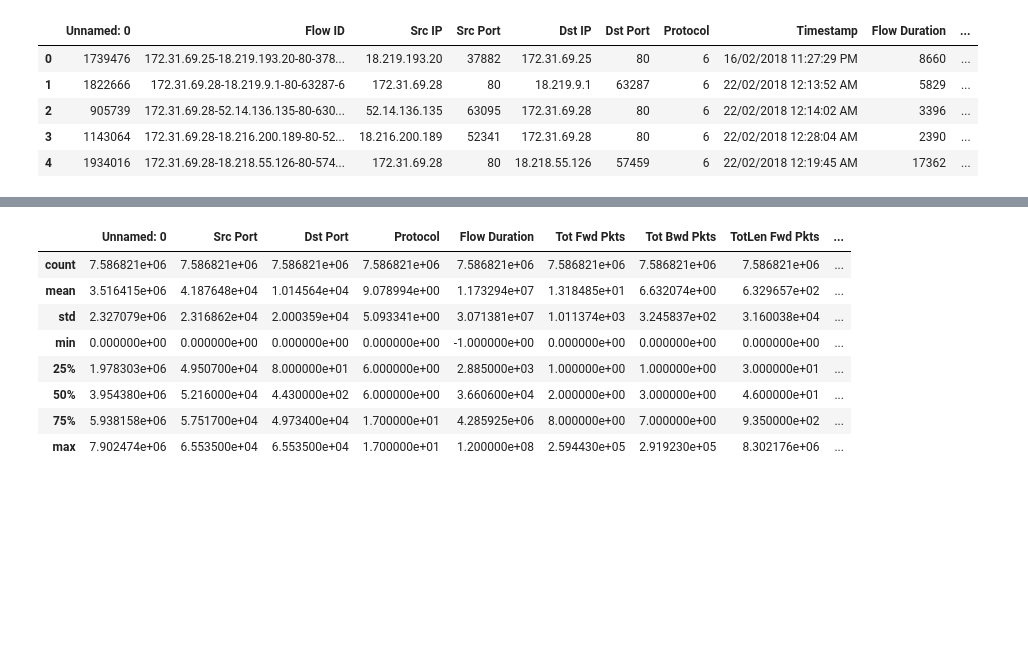
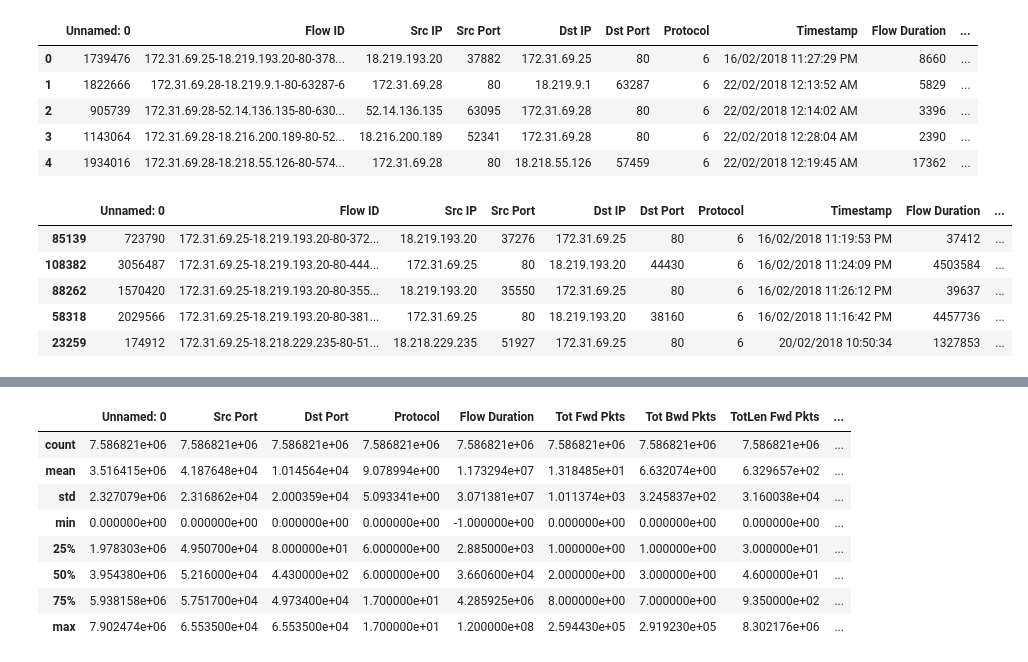
Before and after one commit to Irish-77/ddos-dompteure, a Jupyter notebook: data_exploration.ipynb, the cells around one changed output, grey strips where cells are left out. Saved outputs shown, nothing was run; the diff lists cells and outputs as text; code cells hidden in the pictures; blank space fills up the shorter version.

```diff
--- a/data_exploration.ipynb
+++ b/data_exploration.ipynb
@@ -30,3 +30,15 @@ df.head()
 | 2 | 905739 | 172.31.69.28-52.14.136.135-80-630... | 52.14.136.135 | 63095 | 172.31.69.28 | 80 | 6 | 22/02/2018 12:14:02 AM | 3396 | ... |
 | 3 | 1143064 | 172.31.69.28-18.216.200.189-80-52... | 18.216.200.189 | 52341 | 172.31.69.28 | 80 | 6 | 22/02/2018 12:28:04 AM | 2390 | ... |
 | 4 | 1934016 | 172.31.69.28-18.218.55.126-80-574... | 172.31.69.28 | 80 | 18.218.55.126 | 57459 | 6 | 22/02/2018 12:19:45 AM | 17362 | ... |
+# %%
+df_fast = ""
+df_fast = df.sample(frac=0.001, random_state = 1).compute()
+# %%
+df_fast.head()
+# %% [output]
+|  | Unnamed: 0 | Flow ID | Src IP | Src Port | Dst IP | Dst Port | Protocol | Timestamp | Flow Duration | ... |
+| 85139 | 723790 | 172.31.69.25-18.219.193.20-80-372... | 18.219.193.20 | 37276 | 172.31.69.25 | 80 | 6 | 16/02/2018 11:19:53 PM | 37412 | ... |
+| 108382 | 3056487 | 172.31.69.25-18.219.193.20-80-444... | 172.31.69.25 | 80 | 18.219.193.20 | 44430 | 6 | 16/02/2018 11:24:09 PM | 4503584 | ... |
+| 88262 | 1570420 | 172.31.69.25-18.219.193.20-80-355... | 18.219.193.20 | 35550 | 172.31.69.25 | 80 | 6 | 16/02/2018 11:26:12 PM | 39637 | ... |
+| 58318 | 2029566 | 172.31.69.25-18.219.193.20-80-381... | 172.31.69.25 | 80 | 18.219.193.20 | 38160 | 6 | 16/02/2018 11:16:42 PM | 4457736 | ... |
+| 23259 | 174912 | 172.31.69.25-18.218.229.235-80-51... | 18.218.229.235 | 51927 | 172.31.69.25 | 80 | 6 | 20/02/2018 10:50:34 | 1327853 | ... |
```
Also changed, not shown: parts of 18 cells of this notebook, 1 other file.
